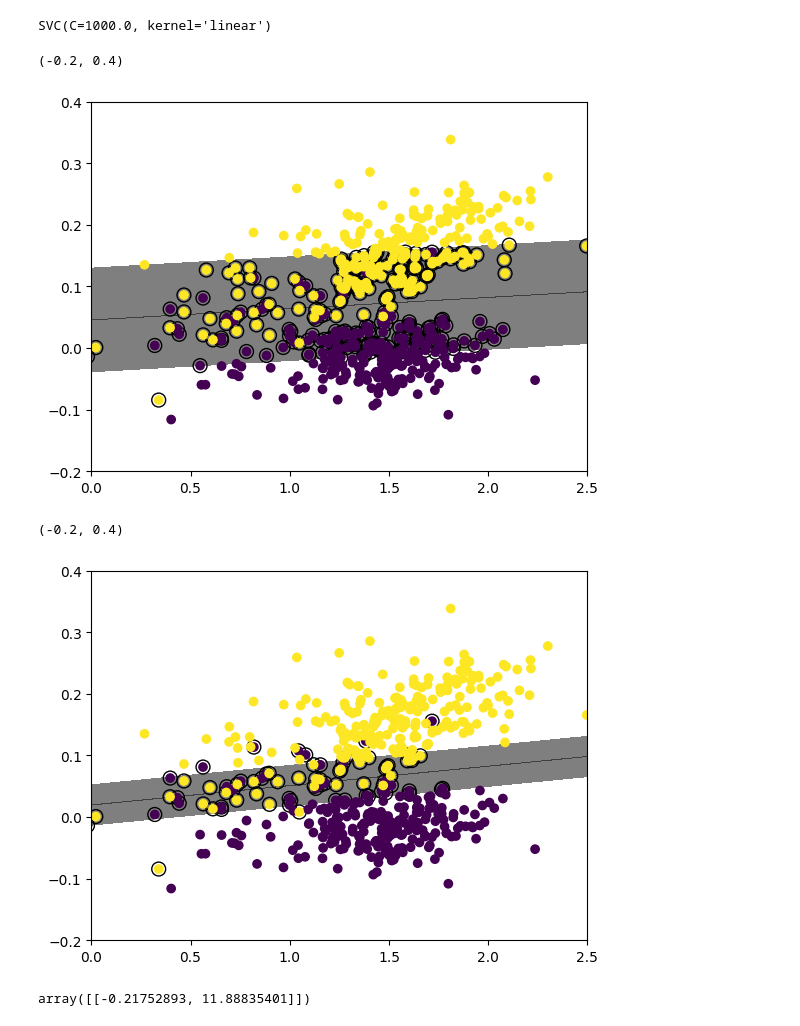
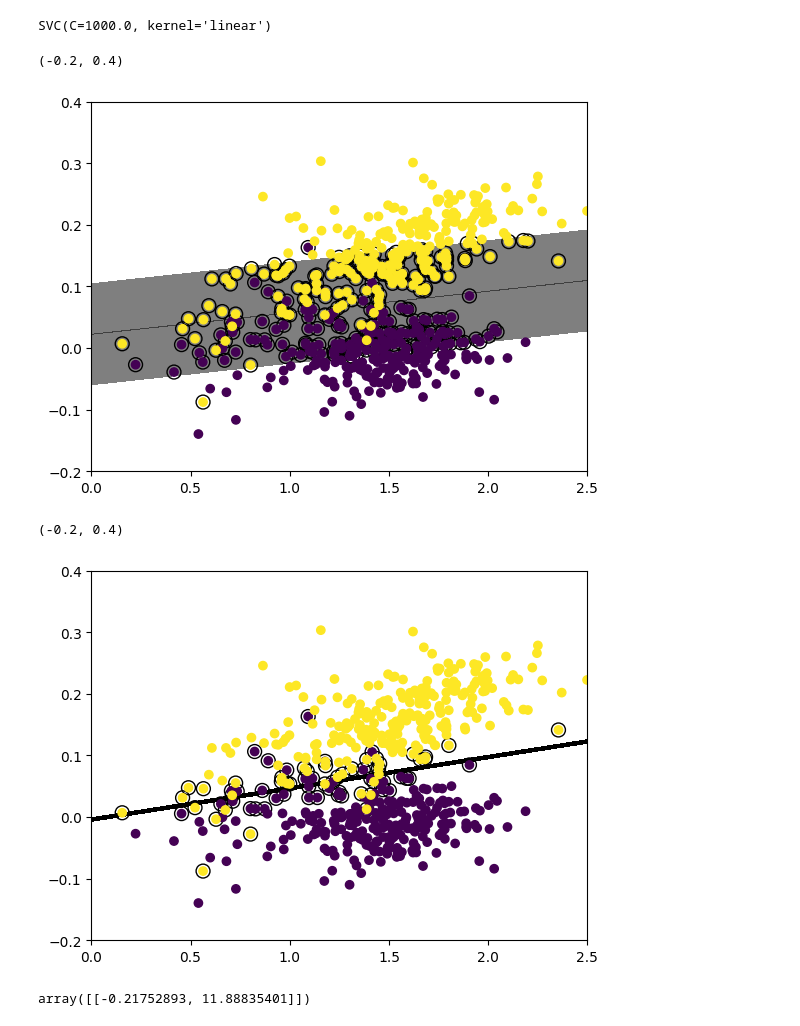
Before and after one commit to lrast/angleFinetuning, a Jupyter notebook: notebooks/0.0-NotesFromInitial.ipynb, the cells around one changed output. Cells and saved outputs as stored; diff of their text form; code cells hidden in the pictures.

```diff
--- a/notebooks/0.0-NotesFromInitial.ipynb
+++ b/notebooks/0.0-NotesFromInitial.ipynb
@@ -76,8 +76,8 @@ Looks good.
 # %% [markdown]
 ## Compare output embeddings
 # %%
-ds1 = ConsistentRotationDataset(0.)
-ds2 = ConsistentRotationDataset(0.1)
+ds1 = ConsistentRotationDataset(0., split='valid')
+ds2 = ConsistentRotationDataset(0.1, split='valid')
 # %%
 dl1 = torch.utils.data.DataLoader(ds1, batch_size=256, shuffle=False)
 dl2 = torch.utils.data.DataLoader(ds2, batch_size=256, shuffle=False)
@@ -85,8 +85,8 @@ dl2 = torch.utils.data.DataLoader(ds2, batch_size=256, shuffle=False)
 imgs1, _ = next(iter(dl1))
 imgs2, _ = next(iter(dl2))
 # %%
-embeddings_1 = model.forward(imgs1).detach().cpu()
-embeddings_2 = model.forward(imgs2).detach().cpu()
+embeddings_1 = model.forward(imgs1.to('mps')).detach().cpu()
+embeddings_2 = model.forward(imgs2.to('mps')).detach().cpu()
 # %%
 plt.scatter(embeddings_1[:,0], embeddings_1[:,1])
 plt.scatter(embeddings_2[:,0], embeddings_2[:,1])
@@ -136,34 +136,34 @@ plt.xlim([0, 2.5])
 plt.ylim([-0.2, 0.4])
 # %% [output]
 (-0.2, 0.4)
-[figure, old version]
+[figure, new version]
 # %%
 from sklearn.inspection import DecisionBoundaryDisplay
 DecisionBoundaryDisplay.from_estimator(
     svm2,
     all_embeddings,
     plot_method="contourf",
     colors='k',
-    levels=[-1, 0, 1],
+    levels=[-0.1, 0, 0.1],
     linestyles=["--", "-", "--"],
-    alpha=0.5
+    alpha=1.
 )
 
 # plot support vectors
 plt.scatter(
     svm2.support_vectors_[:, 0],
     svm2.support_vectors_[:, 1],
     s=100,
     linewidth=1,
     facecolors="none",
     edgecolors="k",
 )
 plt.scatter(all_embeddings[:,0], all_embeddings[:,1], c=labels)
 plt.xlim([0, 2.5])
 plt.ylim([-0.2, 0.4])
 # %% [output]
 (-0.2, 0.4)
-[figure, old version]
+[figure, new version]
 # %%
 svm.coef_
 # %% [output]
```
Also changed, not shown: parts of 84 cells of this notebook, 5 other files.
